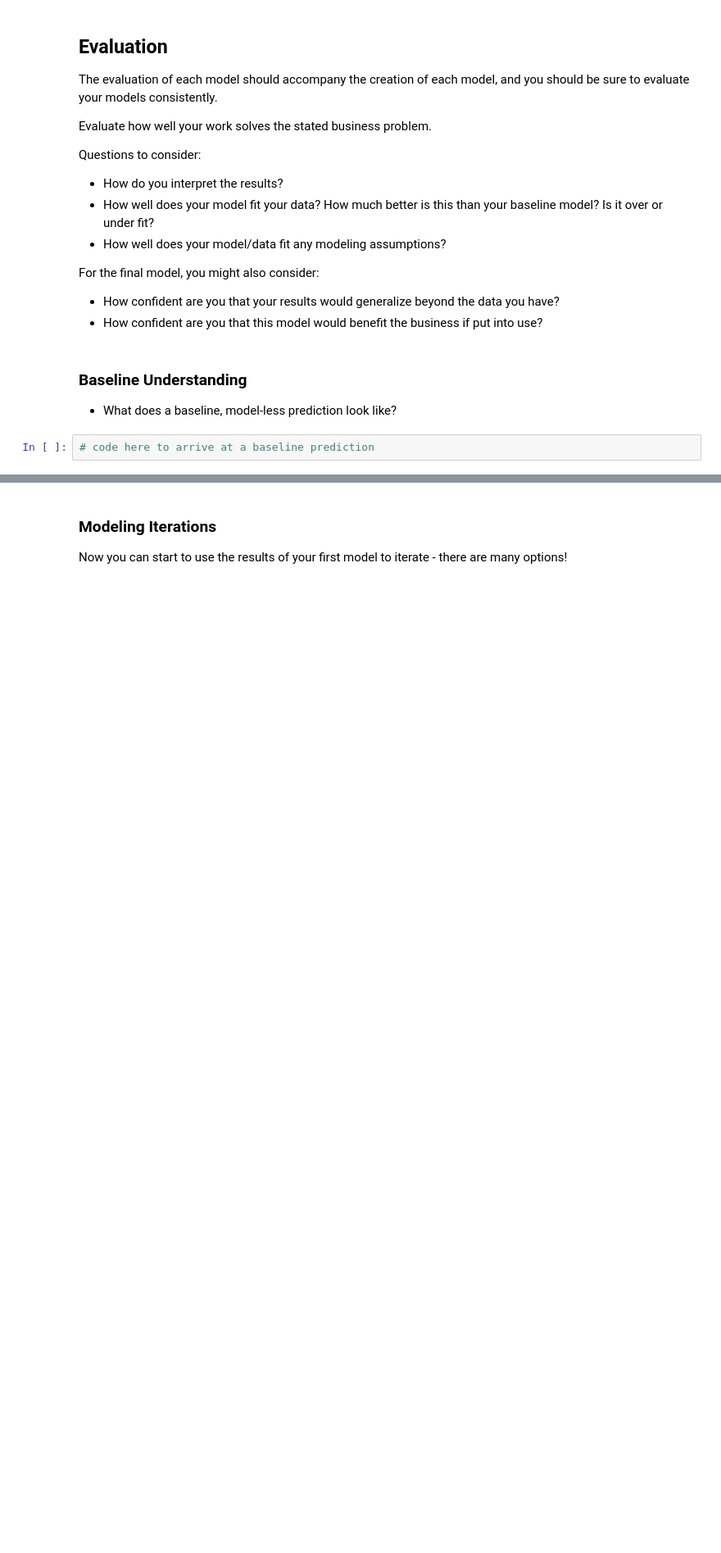
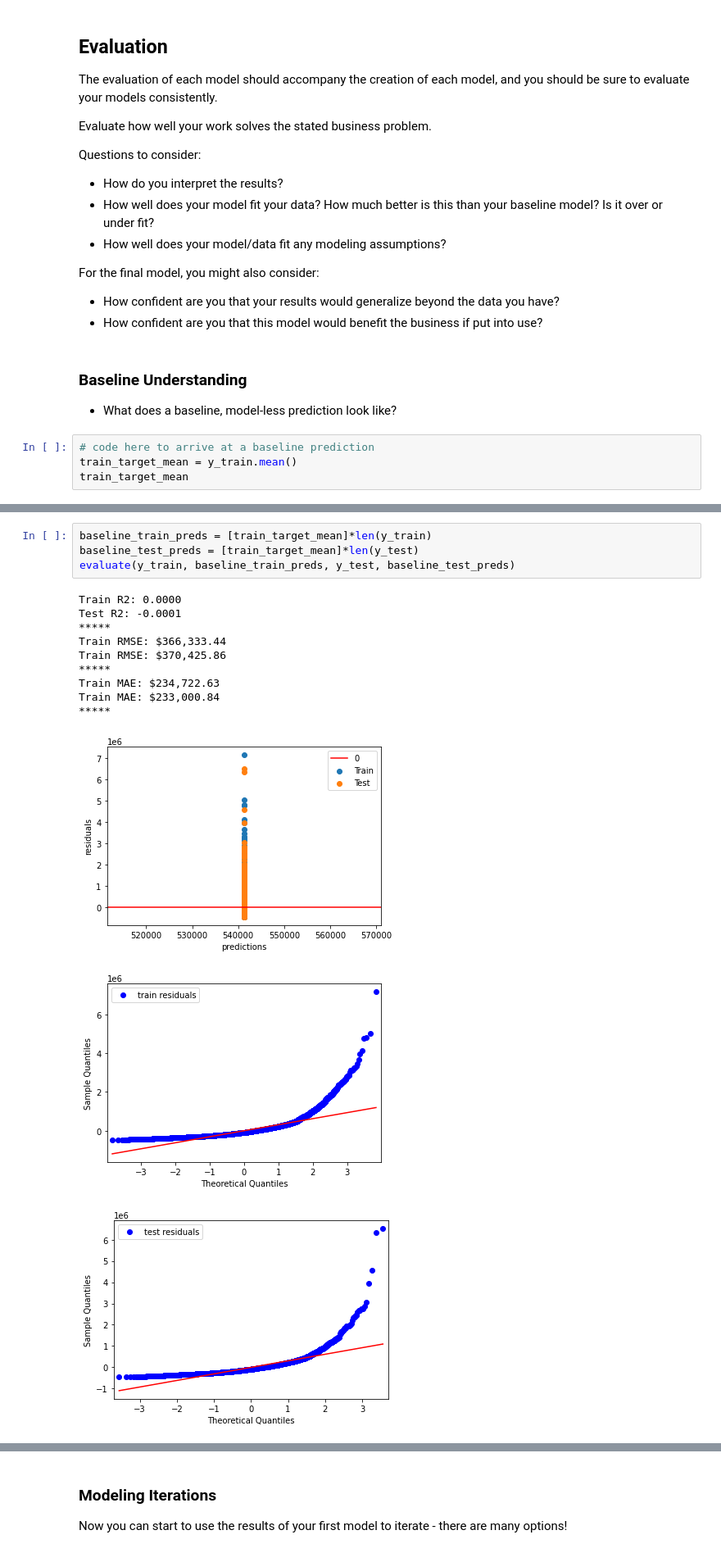
Before and after one commit to garrettwilliams90/Housing_Analysis, a Jupyter notebook: TeamBrass.ipynb, the cells around one changed output, grey strips where cells are left out. Shown at 82% size. Cells and saved outputs as stored; diff of their text form; blank space fills up the shorter version.

Commit message:
baseline model and first simple model

```diff
--- a/TeamBrass.ipynb
+++ b/TeamBrass.ipynb
@@ -586,3 +763,5 @@ For the final model, you might also consider:
 - What does a baseline, model-less prediction look like?
 # %%
 # code here to arrive at a baseline prediction
+train_target_mean = y_train.mean()
+train_target_mean
@@ -589 +770,18 @@ For the final model, you might also consider:
+# %%
+baseline_train_preds = [train_target_mean]*len(y_train)
+baseline_test_preds = [train_target_mean]*len(y_test)
+evaluate(y_train, baseline_train_preds, y_test, baseline_test_preds)
+# %% [output]
+Train R2: 0.0000
+Test R2: -0.0001
+*****
+Train RMSE: $366,333.44
+Train RMSE: $370,425.86
+*****
+Train MAE: $234,722.63
+Train MAE: $233,000.84
+*****
+[figure, added]
+[figure, added]
+[figure, added]
 # %% [markdown]
```
Also changed, not shown: parts of 20 cells of this notebook.
